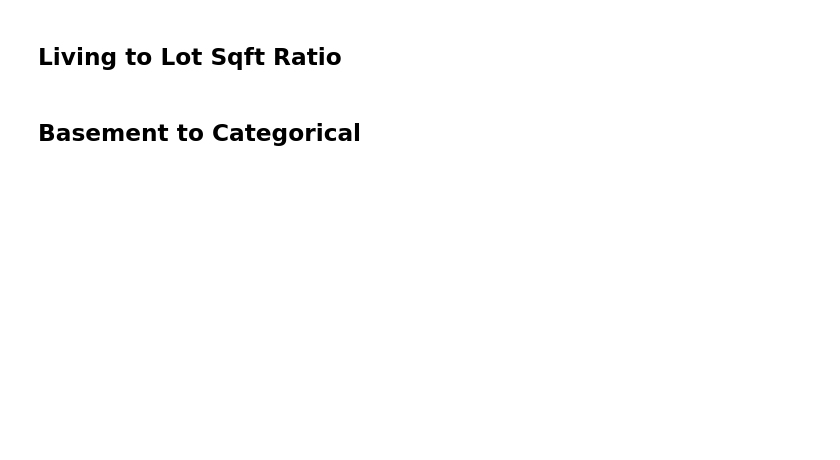
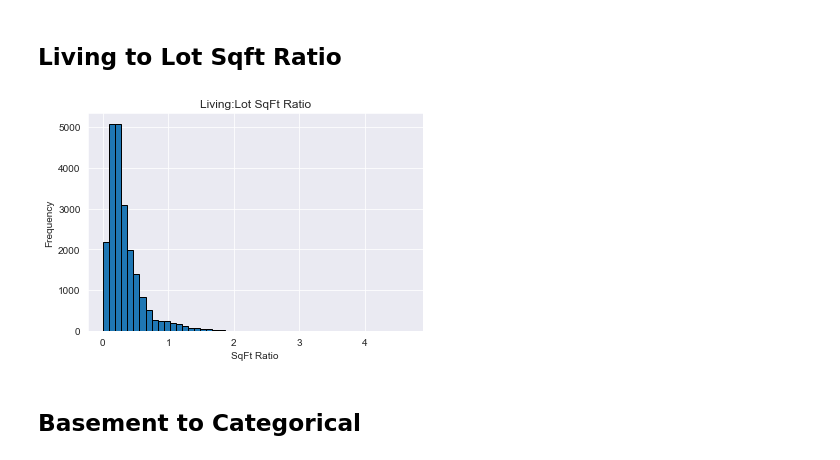
Before and after one commit to NelGen/NG-Housing-PSF-Modeling-Project, a Jupyter notebook: EDA.ipynb, the cells around one changed output. Cells and saved outputs as stored; diff of their text form; code cells hidden in the pictures; blank space fills up the shorter version.

```diff
--- a/EDA.ipynb
+++ b/EDA.ipynb
@@ -233,4 +254,13 @@ df.loc[:,['sqft_living','sqft_above','sqft_basement']]
 # %% [markdown]
 ## Living to Lot Sqft Ratio
+# %%
+mod_df['livtolot'] = mod_df['sqft_living']/mod_df['sqft_lot']
+# %%
+plt.hist(mod_df['livtolot'], bins=50, ec = 'black');
+plt.title('Living:Lot SqFt Ratio')
+plt.xlabel('SqFt Ratio')
+plt.ylabel('Frequency');
+# %% [output]
+[figure, added]
 # %% [markdown]
 ## Basement to Categorical
```
Also changed, not shown: parts of 61 cells of this notebook, 1 other file.
